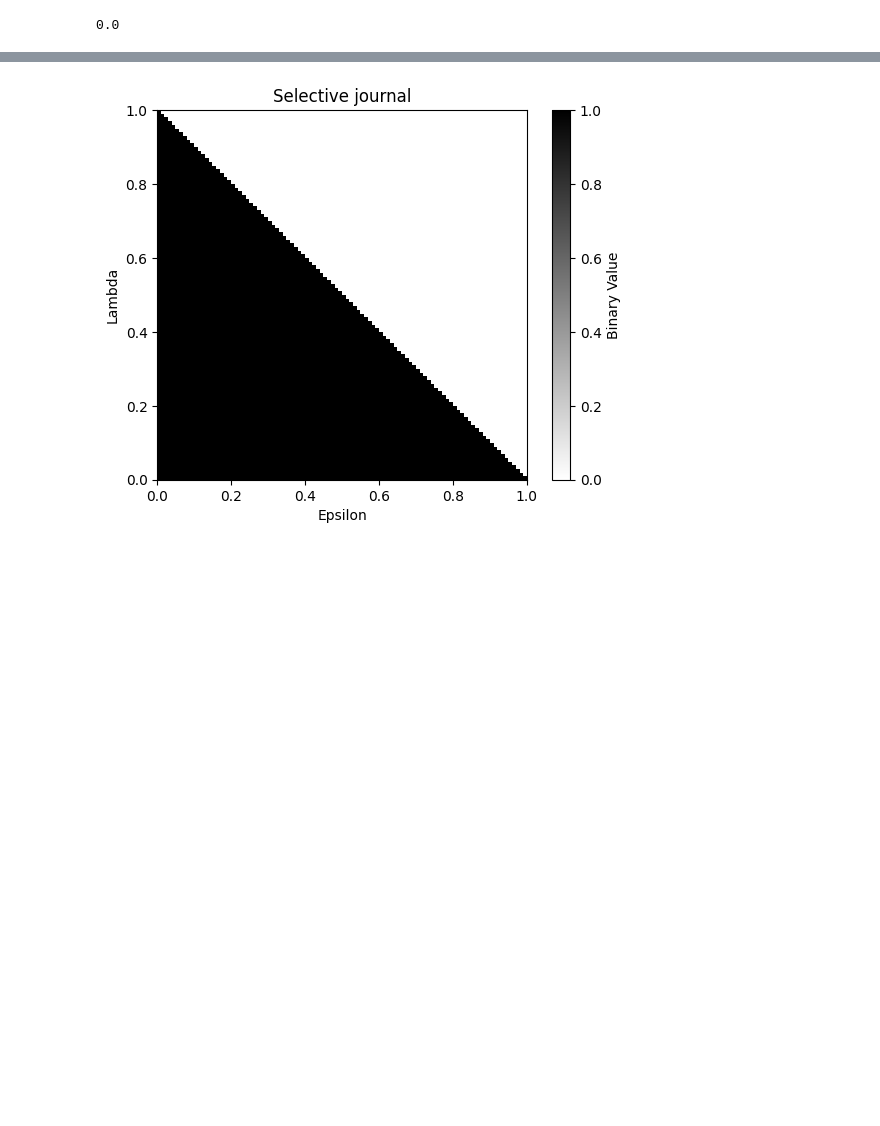
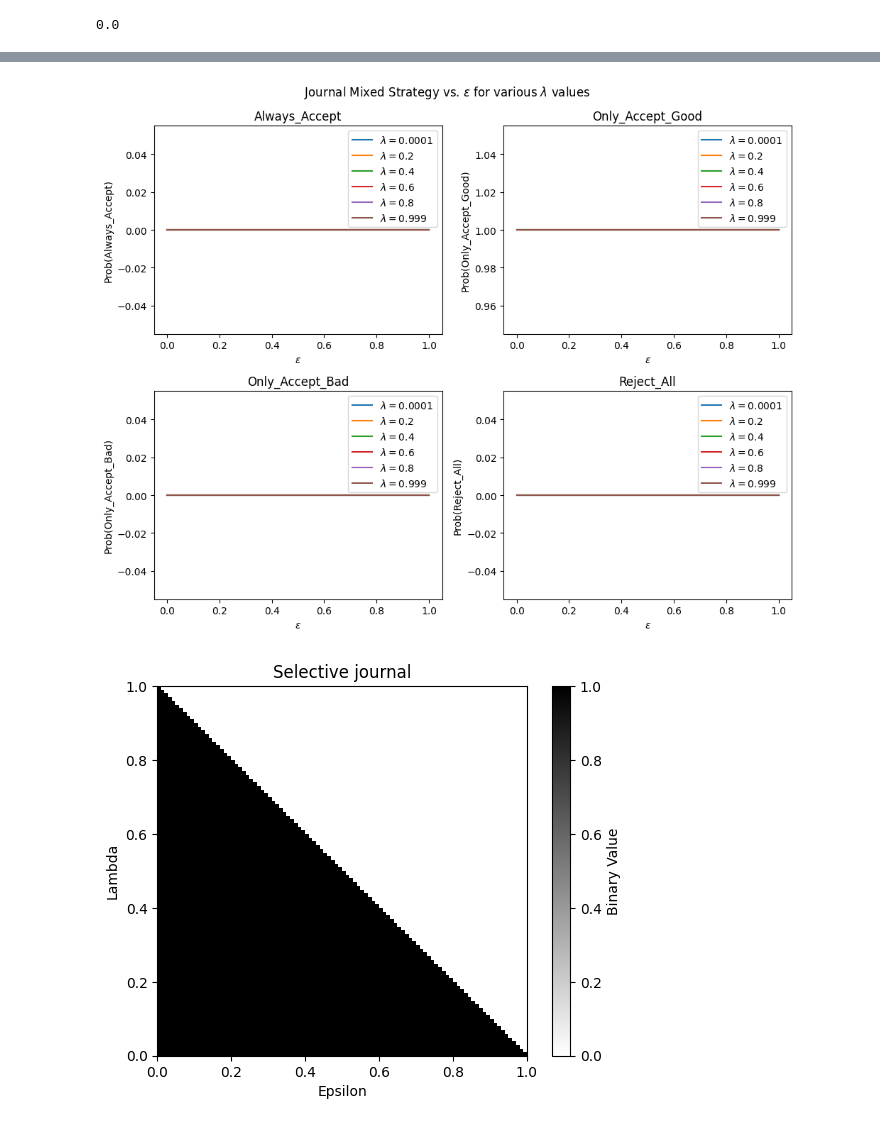
Before and after one commit to Bright-Momo/SimplifiedJournalsGame, a Jupyter notebook: SimplifiedJournalsGame.ipynb, the cells around one changed output, grey strips where cells are left out. Drawn from its saved outputs; the diff is of its cells as text; code cells hidden in the pictures; blank space fills up the shorter version.

```diff
--- a/SimplifiedJournalsGame.ipynb
+++ b/SimplifiedJournalsGame.ipynb
@@ -88,9 +173,3 @@ def probability_of_scientist__self_selection(alpha, epsilon, lam, r, c):
-# %%
-def probability_of_journal__selection(alpha, epsilon, lam, r, c):
-  game = create_game(alpha, epsilon, lam, r, c)
-  # Find Nash equilibria using support enumeration
-  equilibria = list(game.support_enumeration())
-  return equilibria[0][1][0]
 # %%
 probability_of_scientist__self_selection(alpha, epsilon, lam, r, c)
 # %% [output]
@@ -123,3 +212,42 @@ plt.legend()
+# %%
+lam_values = [0.0001, 0.2, 0.4, 0.6, 0.8, 0.999]
+x = np.linspace(0.0, 1.0, 100, True)
+
+# Name mapping for Journal strategies
+journal_strategy_names = {
+    0: "Always_Accept",
+    1: "Only_Accept_Good",
+    2: "Only_Accept_Bad",
+    3: "Reject_All"
+}
+
+fig, axes = plt.subplots(nrows=2, ncols=2, figsize=(10, 8))
+
+for idx, j_idx in enumerate([0, 1, 2, 3]):
+    row, col = divmod(idx, 2)
+    for lam_val in lam_values:
+        y = []
+        for eps_val in x:
+            prob = probability_of_journal__selection(
+                alpha=0.5,
+                epsilon=eps_val,
+                lam=lam_val,
+                r=5,
+                c=1,
+                journal_index=j_idx
+            )
+            y.append(prob if prob is not None else 0.0)
+        axes[row][col].plot(x, y, label=rf"$\lambda = {lam_val}$")
+    axes[row][col].legend()
+    axes[row][col].set_xlabel(r"$\epsilon$")
+    axes[row][col].set_ylabel(f"Prob({journal_strategy_names[j_idx]})")
+    axes[row][col].set_title(f"{journal_strategy_names[j_idx]}")
+
+plt.suptitle("Journal Mixed Strategy vs. $\epsilon$ for various $\lambda$ values")
+plt.tight_layout()
+plt.show()
+# %% [output]
+[figure, added]
 # %%
 
 # Define the range for x and y
```
Also changed, not shown: parts of 10 cells of this notebook.
